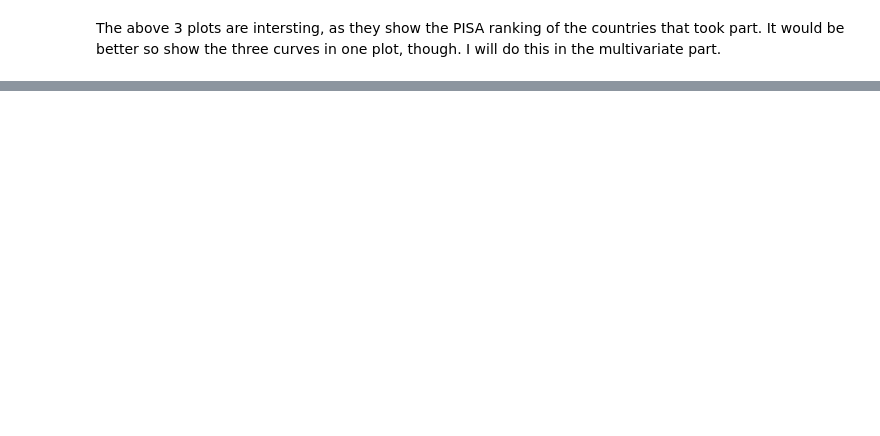
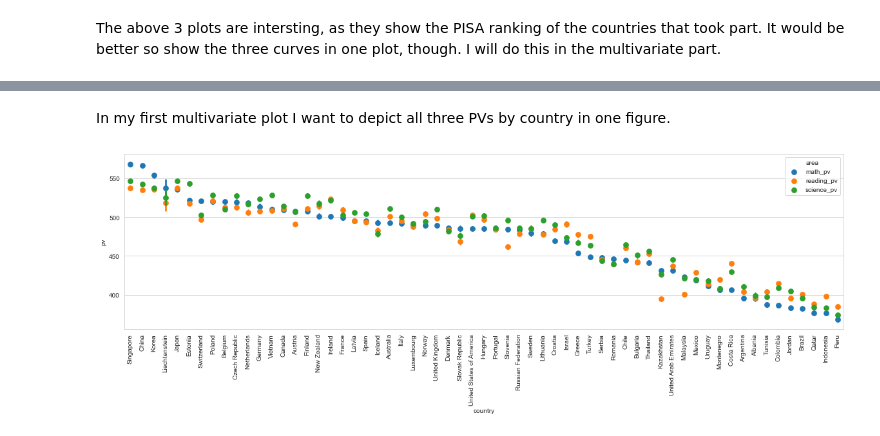
Before and after one commit to zoraaroz/PISA-data-visualisation, a Jupyter notebook: exploration.ipynb, the cells around one changed output, grey strips where cells are left out. Saved outputs shown, nothing was run; the diff lists cells and outputs as text; code cells hidden in the pictures; blank space fills up the shorter version.

Commit message:
code: Finalise multivariate exploration

```diff
--- a/exploration.ipynb
+++ b/exploration.ipynb
@@ -457,0 +464,11 @@ the quote-formatted guide notes like this one before you finish your report!
+# %%
+# performance variable
+mask = pisa_explore.math_pv >= pisa_explore.math_pv.quantile(.66)
+pisa_explore.loc[mask,'performance'] = 'high performance'
+mask = (pisa_explore.math_pv < pisa_explore.math_pv.quantile(.66)) & (pisa_explore.math_pv >= pisa_explore.math_pv.quantile(.33))
+pisa_explore.loc[mask,'performance'] = 'mid performance'
+mask = pisa_explore.math_pv < pisa_explore.math_pv.quantile(.33)
+pisa_explore.loc[mask,'performance'] = 'low performance'
+# set to ordered categorical type
+ordered_var = pd.api.types.CategoricalDtype(ordered = True, categories = ['low performance','mid performance','high performance'])
+pisa_explore.loc[:,'performance'] = pisa_explore.loc[:,'performance'].astype(ordered_var)
@@ -457,0 +502,16 @@ the quote-formatted guide notes like this one before you finish your report!
+# %%
+# long-format data frame
+pisa_long = pd.melt(pisa_explore, id_vars=['country','parents_edu', 'performance', 'l_learning','m_learning','s_learning'], value_vars=['math_pv', 'reading_pv', 'science_pv'],
+                    var_name='area', value_name='pv', ignore_index=False)
+# %% [markdown]
+In my first multivariate plot I want to depict all three PVs by country in one figure.
+# %%
+# plot all three areas by country in one figure
+# order countries by math_pv
+country_order = pisa_explore.groupby('country').mean().math_pv.sort_values(axis = 0, ascending = False).index
+# plot
+plt.figure(figsize = [20, 5]);
+sb.pointplot(data = pisa_long, x = 'country', y = 'pv', hue = 'area', linestyles = '', order = country_order)
+plt.xticks(rotation = 90);
+# %% [output]
+[figure, added]
```
Also changed, not shown: parts of 28 cells of this notebook.
